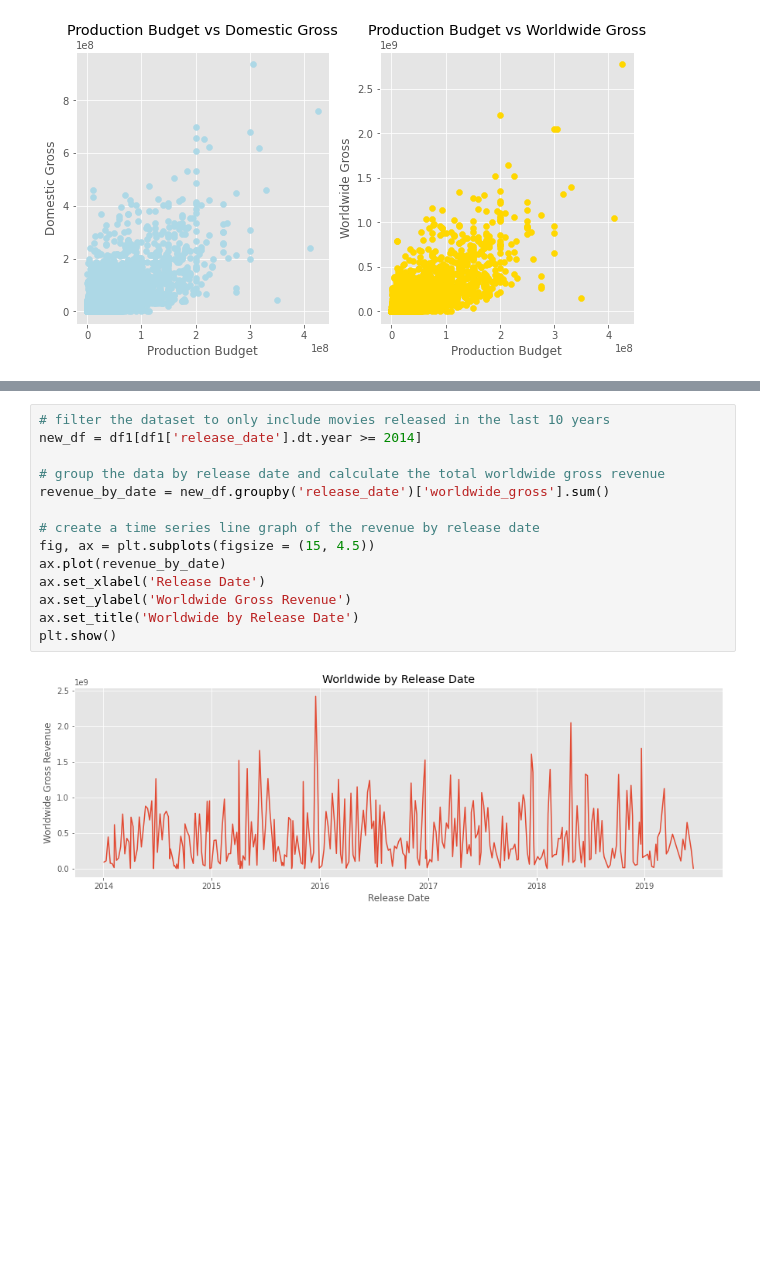
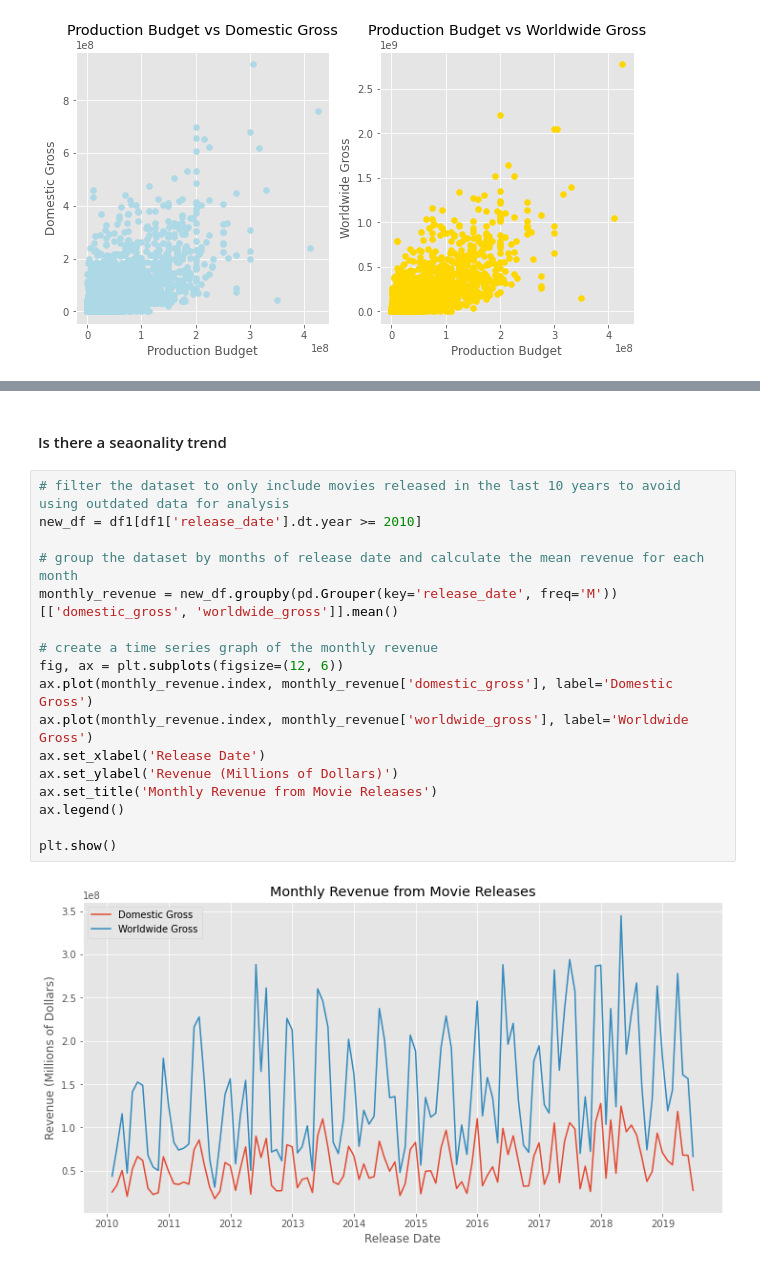
Before and after one commit to waihiga9/ExploratoryDataAnalysis_MoviesDataset, a Jupyter notebook: EDA_movies.ipynb, the cells around one changed output, grey strips where cells are left out. Saved outputs shown, nothing was run; the diff lists cells and outputs as text; blank space fills up the shorter version.

```diff
--- a/EDA_movies.ipynb
+++ b/EDA_movies.ipynb
@@ -580,16 +583,21 @@ However, it's important to note that **correlation does not necessarily imply ca
+# %% [markdown]
+#### Is there a seaonality trend
 # %%
-# filter the dataset to only include movies released in the last 10 years
-new_df = df1[df1['release_date'].dt.year >= 2014]
+# filter the dataset to only include movies released in the last 10 years to avoid using outdated data for analysis
+new_df = df1[df1['release_date'].dt.year >= 2010]
 
-# group the data by release date and calculate the total worldwide gross revenue
-revenue_by_date = new_df.groupby('release_date')['worldwide_gross'].sum()
+# group the dataset by months of release date and calculate the mean revenue for each month
+monthly_revenue = new_df.groupby(pd.Grouper(key='release_date', freq='M'))[['domestic_gross', 'worldwide_gross']].mean()
 
-# create a time series line graph of the revenue by release date
-fig, ax = plt.subplots(figsize = (15, 4.5))
-ax.plot(revenue_by_date)
+# create a time series graph of the monthly revenue
+fig, ax = plt.subplots(figsize=(12, 6))
+ax.plot(monthly_revenue.index, monthly_revenue['domestic_gross'], label='Domestic Gross')
+ax.plot(monthly_revenue.index, monthly_revenue['worldwide_gross'], label='Worldwide Gross')
 ax.set_xlabel('Release Date')
-ax.set_ylabel('Worldwide Gross Revenue')
-ax.set_title('Worldwide by Release Date')
+ax.set_ylabel('Revenue (Millions of Dollars)')
+ax.set_title('Monthly Revenue from Movie Releases')
+ax.legend()
+
 plt.show()
 # %% [output]
-[figure, old version]
+[figure, new version]
```
Also changed, not shown: parts of 9 cells of this notebook, 1 other file.
